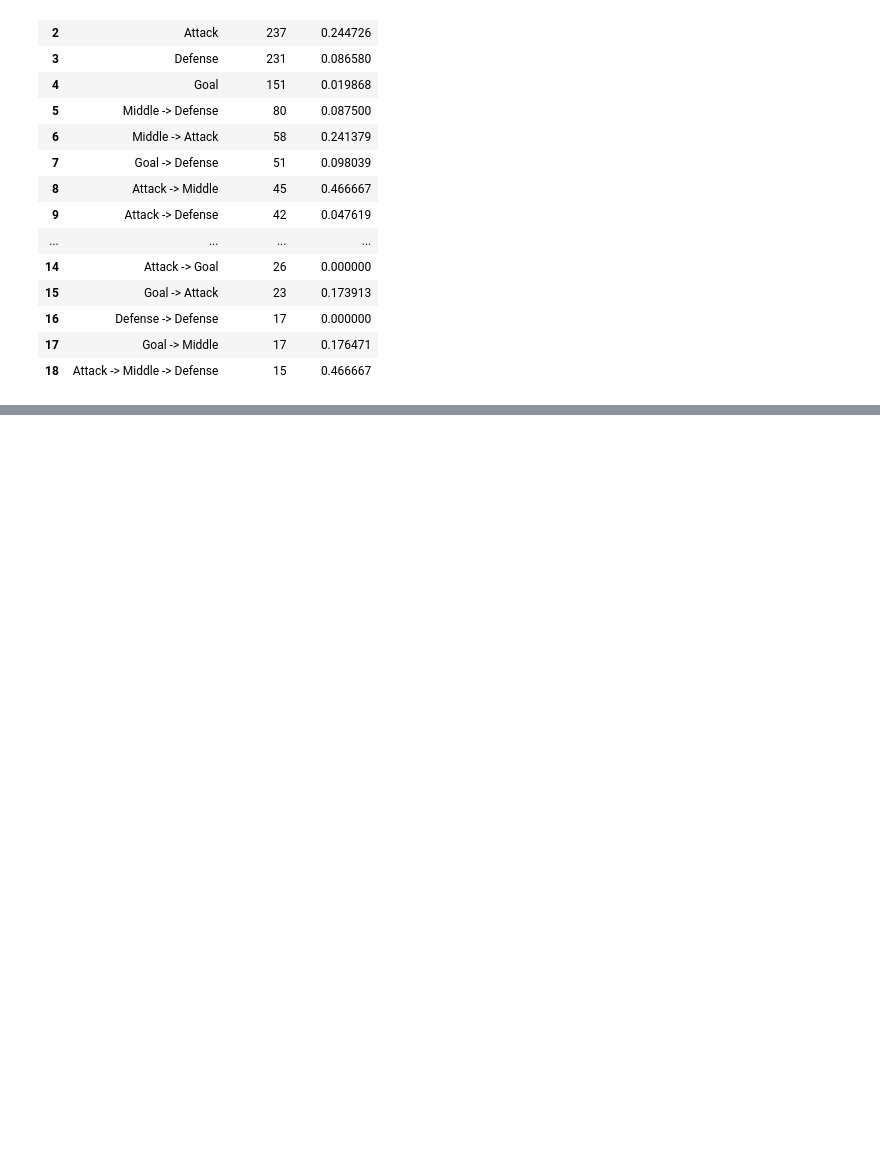
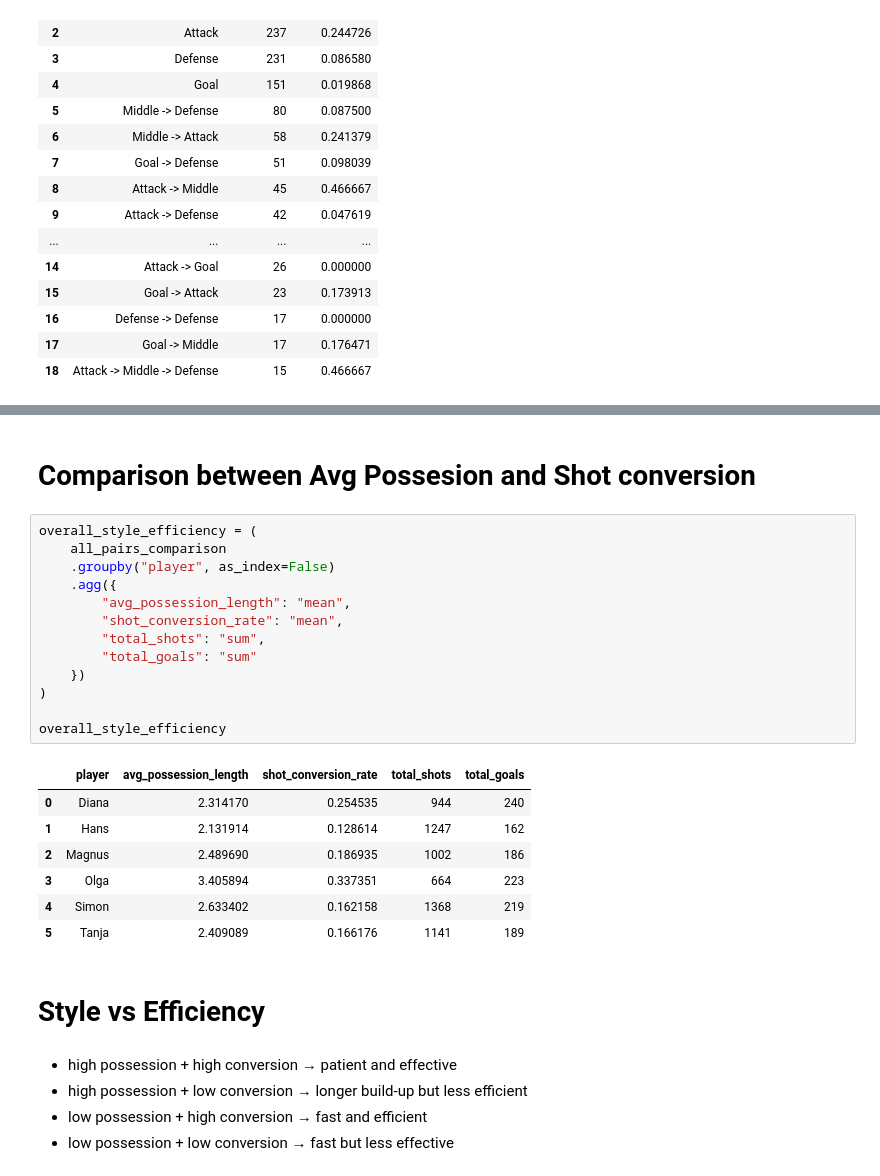
Before and after one commit to Rutvik-rn/Kicker-Strategy, a Jupyter notebook: notebook.ipynb, the cells around one changed output, grey strips where cells are left out. Saved outputs shown, nothing was run; the diff lists cells and outputs as text; blank space fills up the shorter version.

```diff
--- a/notebook.ipynb
+++ b/notebook.ipynb
@@ -1262,0 +1409,30 @@ analyze_player_shot_paths(timestamped_data_tanja)
+# %% [markdown]
+# Comparison between Avg Possesion and Shot conversion
+# %%
+overall_style_efficiency = (
+    all_pairs_comparison
+    .groupby("player", as_index=False)
+    .agg({
+        "avg_possession_length": "mean",
+        "shot_conversion_rate": "mean",
+        "total_shots": "sum",
+        "total_goals": "sum"
+    })
+)
+
+overall_style_efficiency
+# %% [output]
+|  | player | avg_possession_length | shot_conversion_rate | total_shots | total_goals |
+| 0 | Diana | 2.314170 | 0.254535 | 944 | 240 |
+| 1 | Hans | 2.131914 | 0.128614 | 1247 | 162 |
+| 2 | Magnus | 2.489690 | 0.186935 | 1002 | 186 |
+| 3 | Olga | 3.405894 | 0.337351 | 664 | 223 |
+| 4 | Simon | 2.633402 | 0.162158 | 1368 | 219 |
+| 5 | Tanja | 2.409089 | 0.166176 | 1141 | 189 |
+# %% [markdown]
+# Style vs Efficiency
+# %% [markdown]
+- high possession + high conversion → patient and effective
+- high possession + low conversion → longer build-up but less efficient
+- low possession + high conversion → fast and efficient
+- low possession + low conversion → fast but less effective
```
Also changed, not shown: parts of 3 cells of this notebook.
